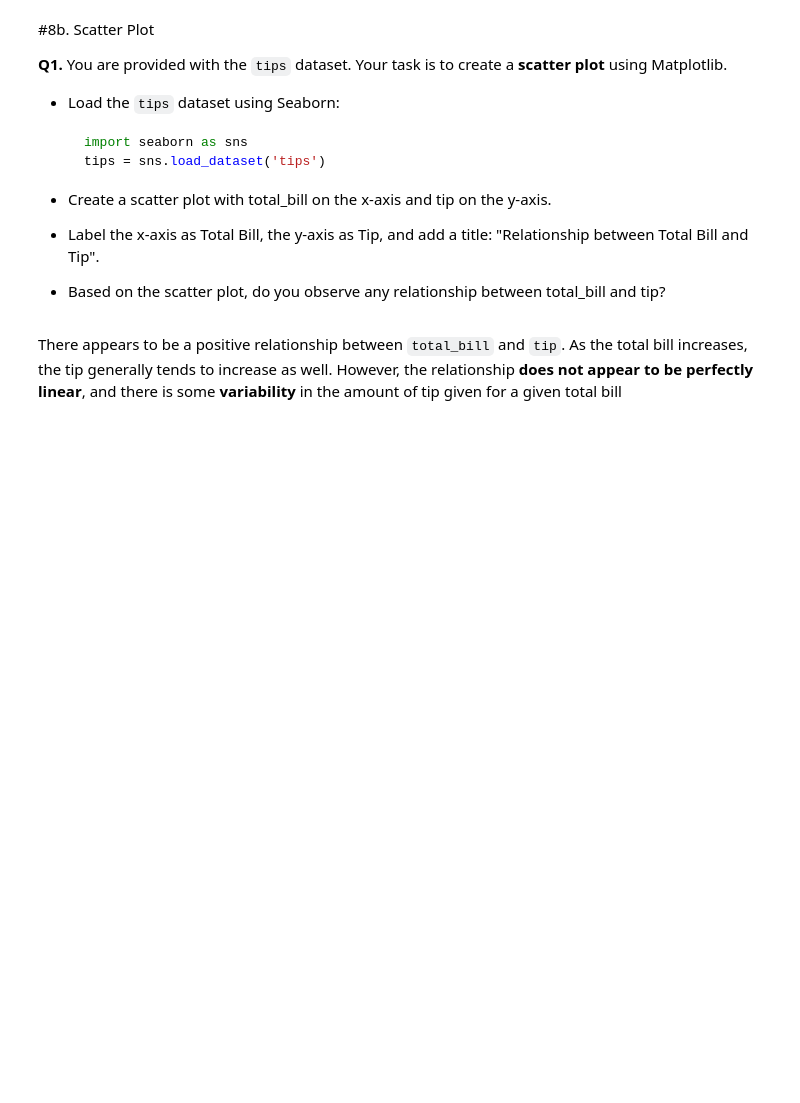
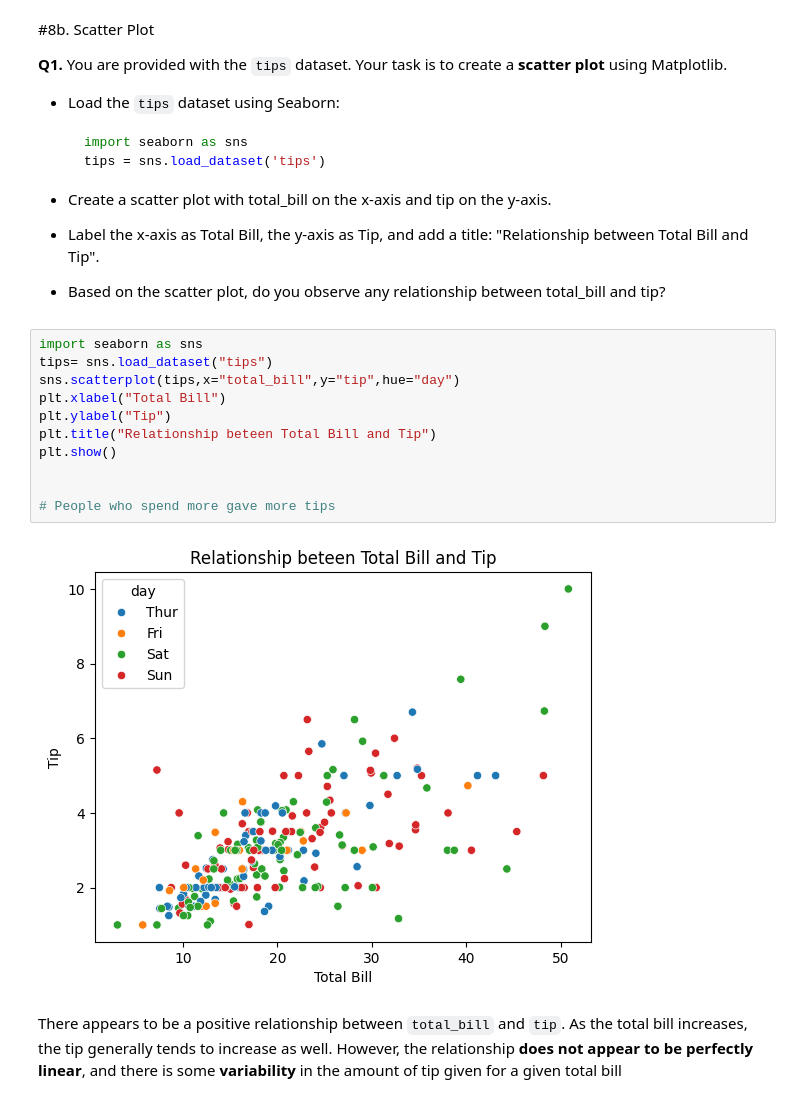
Before and after one commit to ishaank17/PSDV-Grp-ES-114-, a Jupyter notebook: Lab2/Lab2.ipynb, the cells around one changed output. Saved outputs shown, nothing was run; the diff lists cells and outputs as text; blank space fills up the shorter version.

```diff
--- a/Lab2/Lab2.ipynb
+++ b/Lab2/Lab2.ipynb
@@ -817,6 +817,19 @@ Based on the bar-plot above the **Sunday** has the highest average tip
 - Label the x-axis as Total Bill, the y-axis as Tip, and add a title: "Relationship between Total Bill and Tip".
 
 - Based on the scatter plot, do you observe any relationship between total_bill and tip?
+# %%
+import seaborn as sns
+tips= sns.load_dataset("tips")
+sns.scatterplot(tips,x="total_bill",y="tip",hue="day")
+plt.xlabel("Total Bill")
+plt.ylabel("Tip")
+plt.title("Relationship beteen Total Bill and Tip")
+plt.show()
+
+
+# People who spend more gave more tips
+# %% [output]
+[figure, added]
 # %% [markdown]
 There appears to be a positive relationship between `total_bill` and `tip`. As the total bill increases, the tip generally tends to increase as well. However, the relationship **does not appear to be perfectly linear**, and there is some **variability** in the amount of tip given for a given total bill
 # %% [markdown]
```
Also changed, not shown: parts of 6 cells of this notebook.
